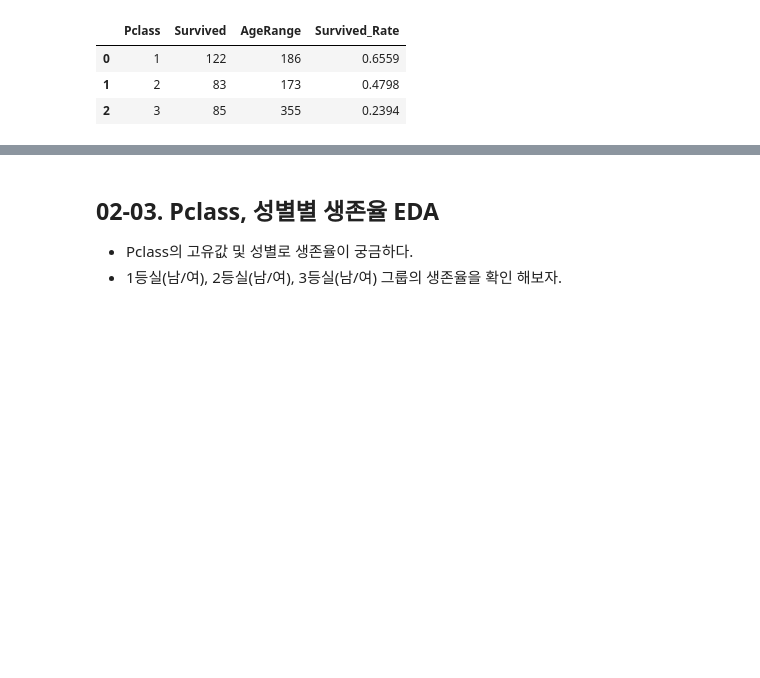
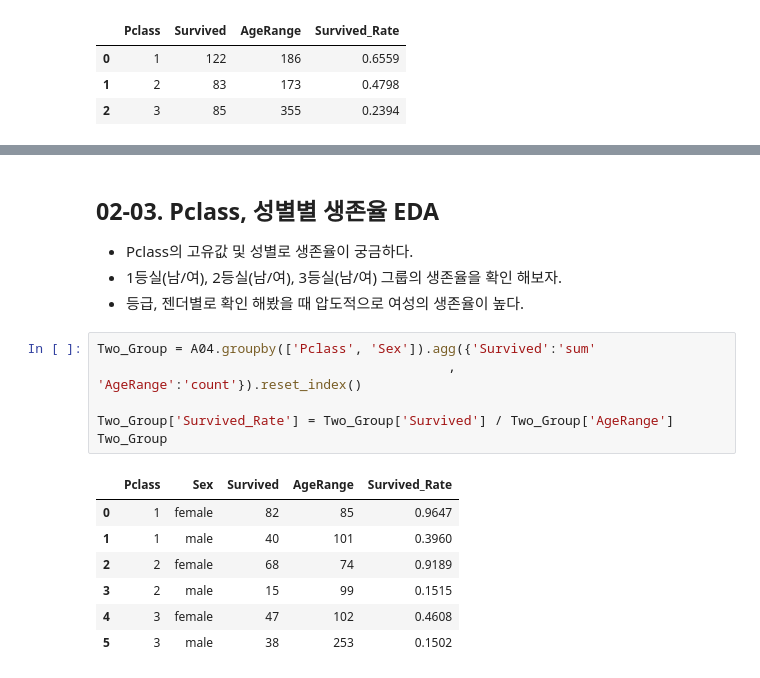
Before and after one commit to seonjaechoi0307/Project_Based_Learning, a Jupyter notebook: Titanic/Code/Project_Titanic.ipynb, the cells around one changed output, grey strips where cells are left out. Drawn from its saved outputs; the diff is of its cells as text; blank space fills up the shorter version.

```diff
--- a/Titanic/Code/Project_Titanic.ipynb
+++ b/Titanic/Code/Project_Titanic.ipynb
@@ -348,3 +348,18 @@ plt.show()
 ## 02-03. Pclass, 성별별 생존율 EDA
 - Pclass의 고유값 및 성별로 생존율이 궁금하다.
 - 1등실(남/여), 2등실(남/여), 3등실(남/여) 그룹의 생존율을 확인 해보자.
+- 등급, 젠더별로 확인 해봤을 때 압도적으로 여성의 생존율이 높다.
+# %%
+Two_Group = A04.groupby(['Pclass', 'Sex']).agg({'Survived':'sum'
+                                             , 'AgeRange':'count'}).reset_index()
+
+Two_Group['Survived_Rate'] = Two_Group['Survived'] / Two_Group['AgeRange']
+Two_Group
+# %% [output]
+|  | Pclass | Sex | Survived | AgeRange | Survived_Rate |
+| 0 | 1 | female | 82 | 85 | 0.9647 |
+| 1 | 1 | male | 40 | 101 | 0.3960 |
+| 2 | 2 | female | 68 | 74 | 0.9189 |
+| 3 | 2 | male | 15 | 99 | 0.1515 |
+| 4 | 3 | female | 47 | 102 | 0.4608 |
+| 5 | 3 | male | 38 | 253 | 0.1502 |
```
Also changed, not shown: parts of 4 cells of this notebook.
